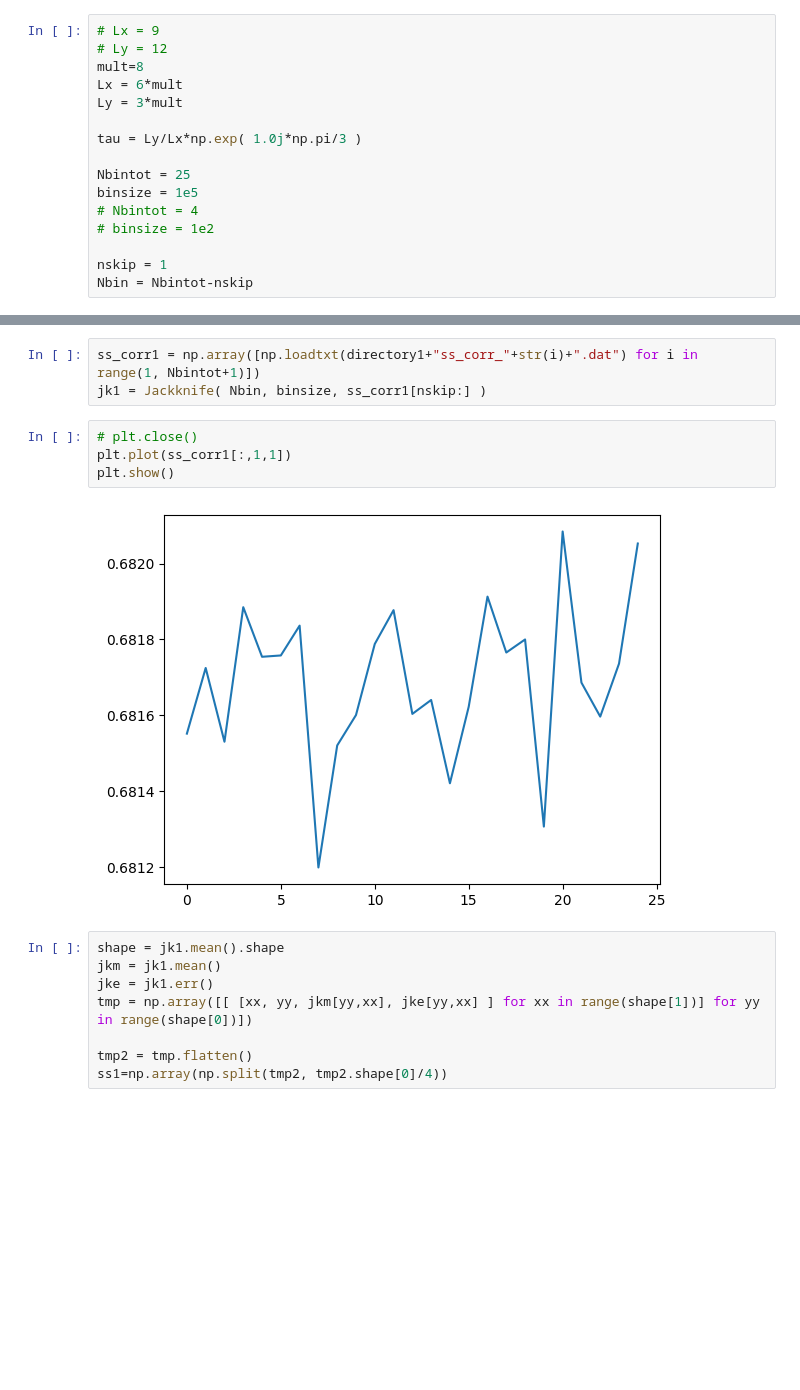
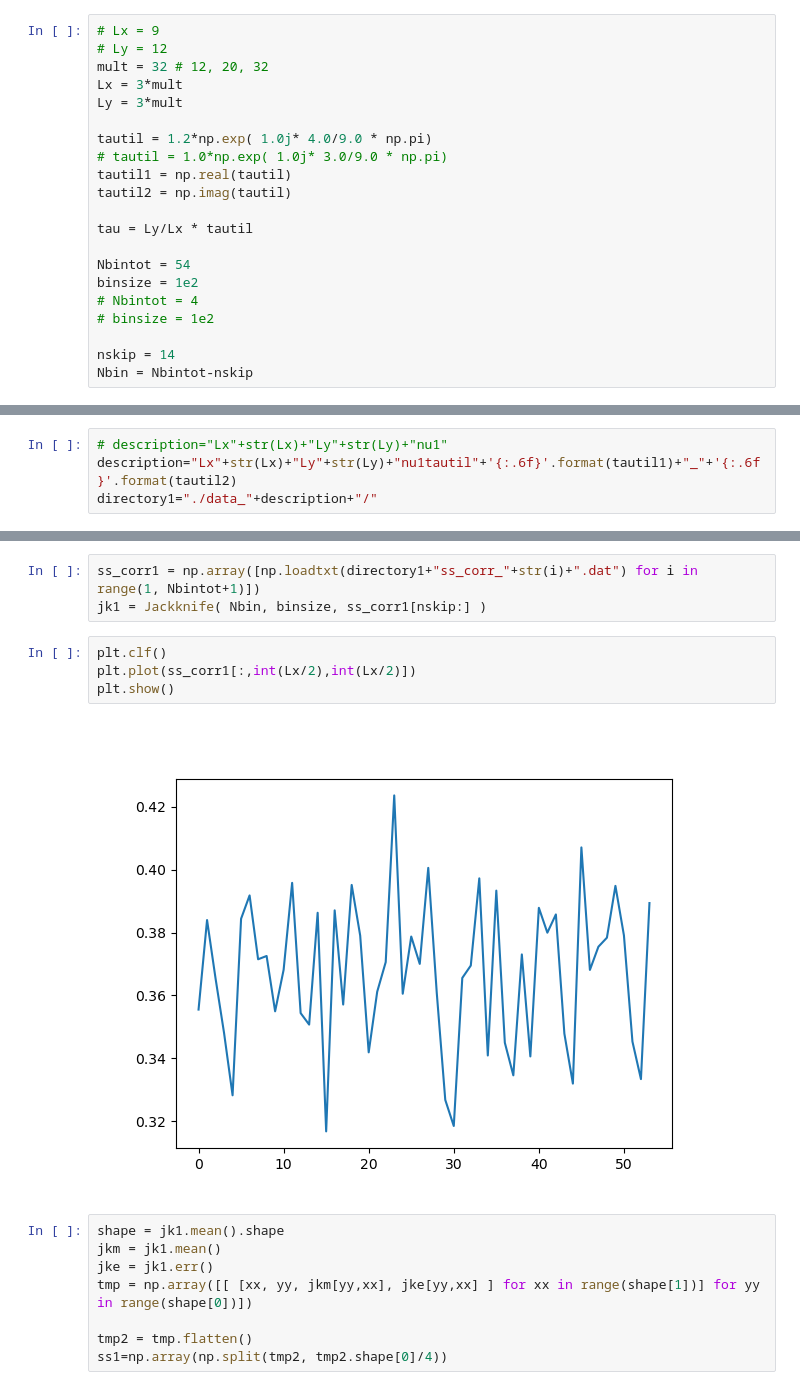
Before and after one commit to nobuyukimatsumoto68/hex, a Jupyter notebook: analysis.ipynb, the cells around one changed output, grey strips where cells are left out. Saved outputs shown, nothing was run; the diff lists cells and outputs as text; blank space fills up the shorter version.

```diff
--- a/analysis.ipynb
+++ b/analysis.ipynb
@@ -310,18 +310,23 @@ def TT_conn_analytic(z):
 # %%
 # Lx = 9
 # Ly = 12
-mult=8
-Lx = 6*mult
+mult = 32 # 12, 20, 32
+Lx = 3*mult
 Ly = 3*mult
 
-tau = Ly/Lx*np.exp( 1.0j*np.pi/3 )
+tautil = 1.2*np.exp( 1.0j* 4.0/9.0 * np.pi)
+# tautil = 1.0*np.exp( 1.0j* 3.0/9.0 * np.pi)
+tautil1 = np.real(tautil)
+tautil2 = np.imag(tautil)
 
-Nbintot = 25
-binsize = 1e5
+tau = Ly/Lx * tautil
+
+Nbintot = 54
+binsize = 1e2
 # Nbintot = 4
 # binsize = 1e2
 
-nskip = 1
+nskip = 14
 Nbin = Nbintot-nskip
 # %%
 th1p0 = th1(0, 1)
@@ -338,0 +348,4 @@ directory1="./runs/mult"+str(mult)+"/data_Lx"+str(Lx)+"Ly"+str(Ly)+"nu1/"
+# %%
+# description="Lx"+str(Lx)+"Ly"+str(Ly)+"nu1"
+description="Lx"+str(Lx)+"Ly"+str(Ly)+"nu1tautil"+'{:.6f}'.format(tautil1)+"_"+'{:.6f}'.format(tautil2)
+directory1="./data_"+description+"/"
@@ -367,11 +417,11 @@ Nbintot
 ss_corr1 = np.array([np.loadtxt(directory1+"ss_corr_"+str(i)+".dat") for i in range(1, Nbintot+1)])
 jk1 = Jackknife( Nbin, binsize, ss_corr1[nskip:] )
 # %%
-# plt.close()
-plt.plot(ss_corr1[:,1,1])
+plt.clf()
+plt.plot(ss_corr1[:,int(Lx/2),int(Lx/2)])
 plt.show()
 # %% [output]
-[figure, old version]
+[figure, new version]
 # %%
 shape = jk1.mean().shape
 jkm = jk1.mean()
```
Also changed, not shown: parts of 21 cells of this notebook, 4 other files.
